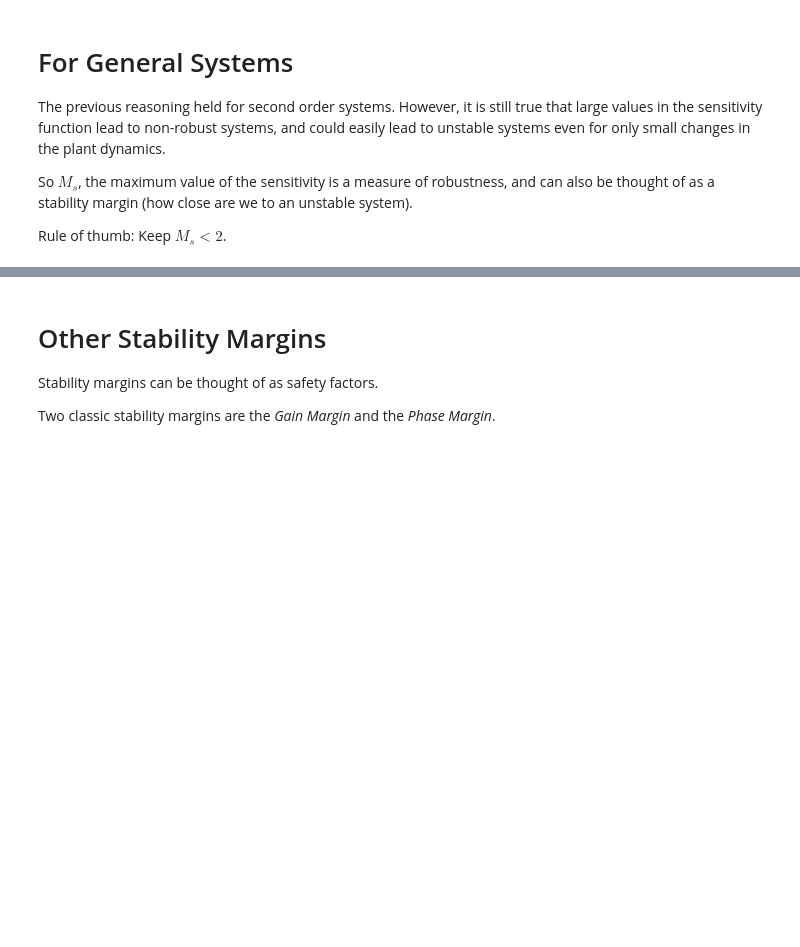
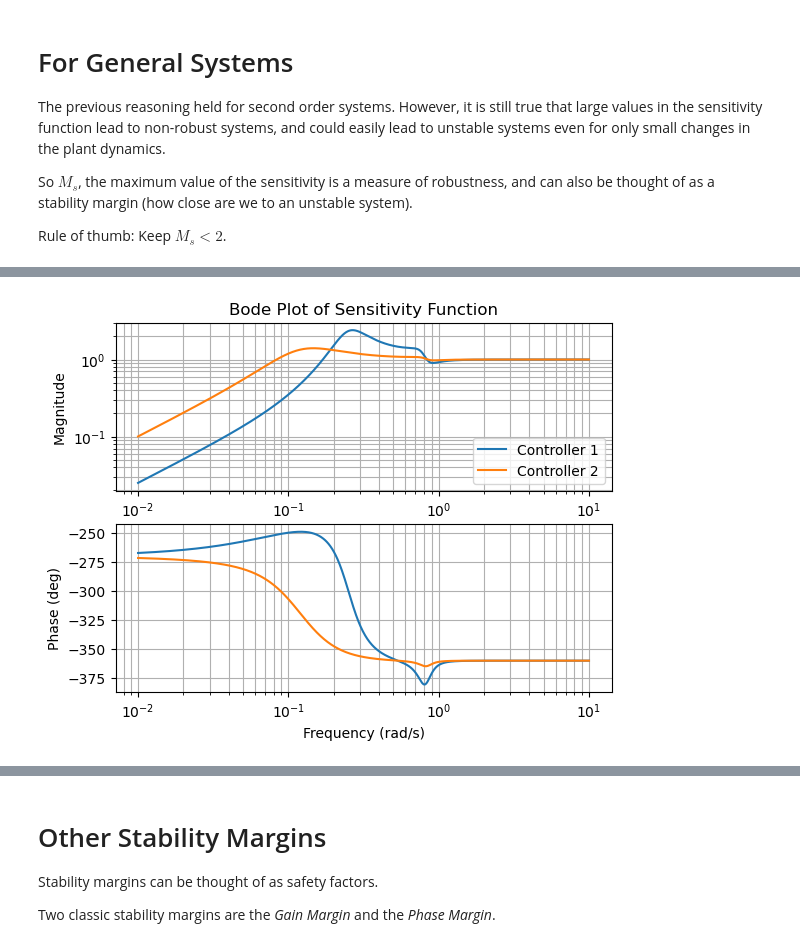
Before and after one commit to arneUofC/ENEL441Unit3, a Jupyter notebook: Unit 3 - Part 3 - Robustness.ipynb, the cells around one changed output, grey strips where cells are left out. Cells and saved outputs as stored; diff of their text form; code cells hidden in the pictures; blank space fills up the shorter version.

```diff
--- a/Unit 3 - Part 3 - Robustness.ipynb
+++ b/Unit 3 - Part 3 - Robustness.ipynb
@@ -124,0 +154,52 @@ Rule of thumb: Keep $M_s < 2$.
+# %%
+# set plant parameters (2 disk and rod system)
+J1 = 2
+J2 = 5
+k = 1
+b = 0.5
+
+# call the plant P1
+num1 = np.array([1])
+den1 = np.array([J1*J2/k, (J1+J2)*b/k, (J1+J2+b**2/k), 2*b, 0])
+P1 = ct.tf(num1,den1)
+
+# change spring constant (gets smaller due to plastic rod wearing out)
+k = 0.5
+
+# Call the worn out plant P2
+num2 = np.array([1])
+den2 = np.array([J1*J2/k, (J1+J2)*b/k, (J1+J2+b**2/k), 2*b, 0])
+P2 = ct.tf(num2,den2)
+# %%
+# Design a proportional controller K1
+Kp1 = 0.4
+K1 = ct.tf([Kp1], [1])
+
+# Design another proportional controller K2
+Kp2 = 0.1
+K2 = ct.tf([Kp2], [1])
+
+# Sensitivity of Original plant and Controller 1
+S11 = 1/(1+P1*K1)
+
+# Sensitivity of Original plant and Controller 2
+S12 = 1/(1+P1*K2)
+
+# Make Bode Plots of the Sensitivity functions of the original plant and both controllers
+mag11, phase11, w11 = ct.bode_plot(S11,plot=False)
+mag12, phase12, w12 = ct.bode_plot(S12,plot=False)
+
+fig,ax=plt.subplots(2,1)
+ax[0].loglog(w11,mag11, label='Controller 1')
+ax[0].loglog(w12,mag12, label='Controller 2')
+ax[0].set_ylabel('Magnitude')
+ax[0].grid(visible=True, which='both')
+ax[0].set_title('Bode Plot of Sensitivity Function')
+ax[0].legend()
+ax[1].semilogx(w11,phase11*180/np.pi)
+ax[1].semilogx(w12,phase12*180/np.pi)
+ax[1].set_ylabel('Phase (deg)')
+ax[1].set_xlabel('Frequency (rad/s)')
+ax[1].grid(visible=True, which='both')
+# %% [output]
+[figure, added]
```
Also changed, not shown: parts of 6 cells of this notebook, 6 other files.
